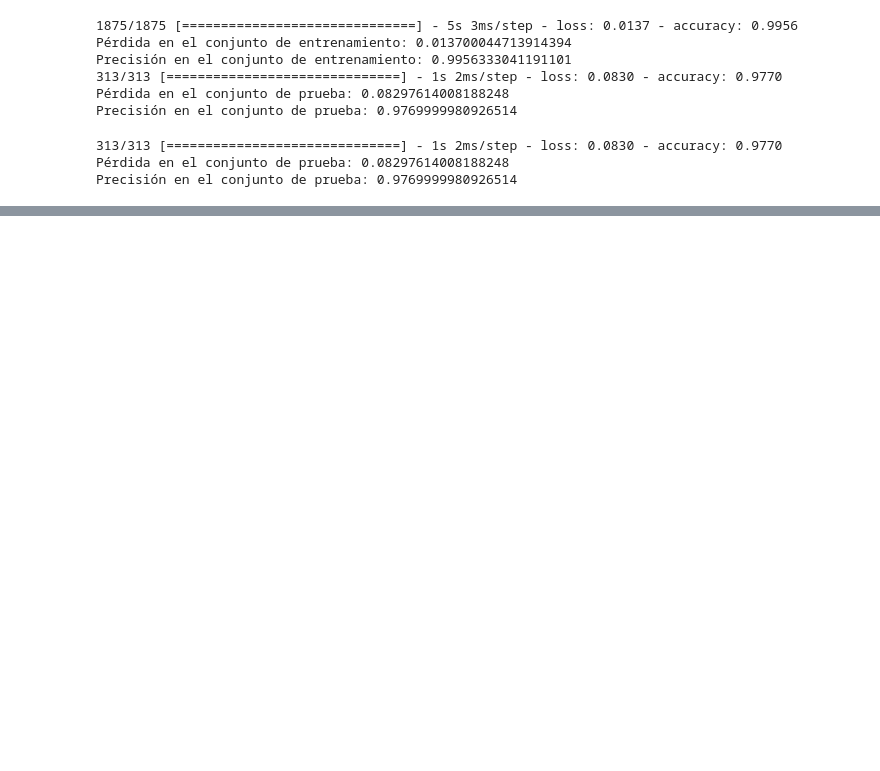
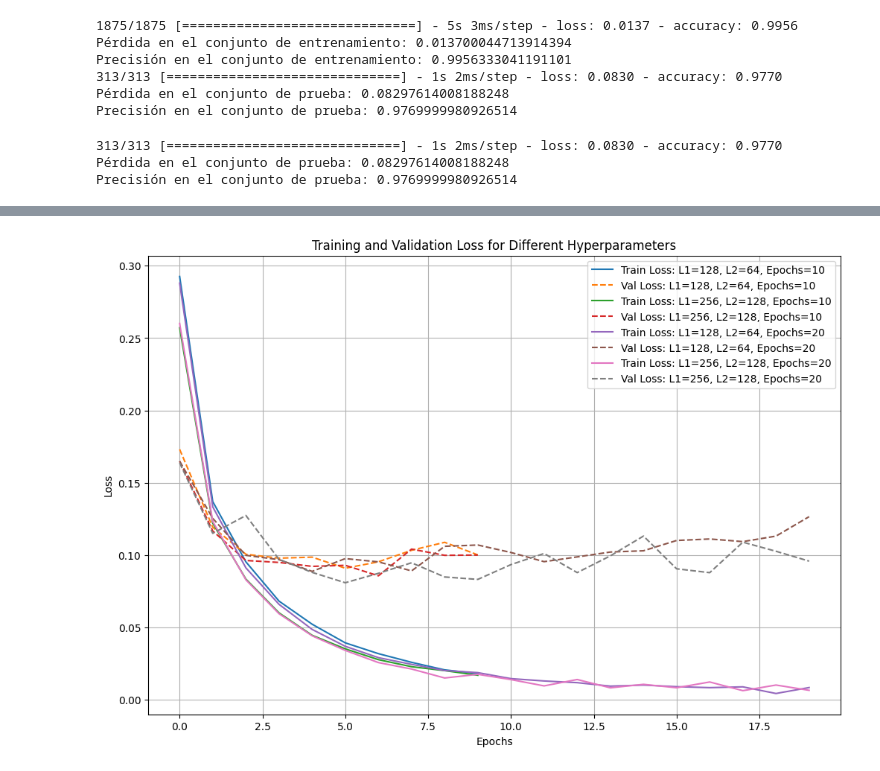
Before and after one commit to damianunriza1/talento_tech, a Jupyter notebook: TextosManuscritos.ipynb, the cells around one changed output, grey strips where cells are left out. Drawn from its saved outputs; the diff is of its cells as text; code cells hidden in the pictures; blank space fills up the shorter version.

```diff
--- a/TextosManuscritos.ipynb
+++ b/TextosManuscritos.ipynb
@@ -125,0 +344,65 @@ Precisión en el conjunto de prueba: 0.9769999980926514
+# %%
+import keras
+import numpy as np
+import matplotlib.pyplot as plt
+import pandas as pd
+from sklearn.model_selection import train_test_split
+
+# Cargar el conjunto de datos MNIST
+mnist = keras.datasets.mnist
+(training_images, training_labels), (test_images, test_labels) = mnist.load_data()
+
+# Normalizar los valores de píxeles del tren y prueba las imágenes.
+training_images = training_images / 255.0
+test_images = test_images / 255.0
+
+# Separar datos de entrenamiento en entrenamiento y validación
+train_images, val_images, train_labels, val_labels = train_test_split(training_images, training_labels, test_size=0.2, random_state=42)
+
+# Función para construir, compilar y entrenar el modelo con hiperparámetros específicos
+def train_and_evaluate_model(layer1_size, layer2_size, epochs):
+    # Construir el modelo de clasificación
+    model = keras.models.Sequential([
+        keras.layers.Flatten(input_shape=(28, 28)),
+        keras.layers.Dense(layer1_size, activation='tanh'),
+        keras.layers.Dense(layer2_size, activation='tanh'),
+        keras.layers.Dense(10, activation='softmax')
+    ])
+
+    # Compilar el modelo
+    model.compile(optimizer='adam',
+                  loss='sparse_categorical_crossentropy',
+                  metrics=['accuracy'])
+
+    # Entrenar el modelo con datos de entrenamiento y validación
+    history = model.fit(train_images, train_labels, epochs=epochs, validation_data=(val_images, val_labels), verbose=0)
+
+    # Crear DataFrame a partir del historial
+    history_df = pd.DataFrame(history.history)
+
+    # Devolver el DataFrame con el historial
+    return history_df
+
+# Diferentes configuraciones de hiperparámetros para probar
+hyperparameters = [
+    {'layer1_size': 128, 'layer2_size': 64, 'epochs': 10},
+    {'layer1_size': 256, 'layer2_size': 128, 'epochs': 10},
+    {'layer1_size': 128, 'layer2_size': 64, 'epochs': 20},
+    {'layer1_size': 256, 'layer2_size': 128, 'epochs': 20}
+]
+
+# Graficar los resultados
+plt.figure(figsize=(12, 8))
+
+for params in hyperparameters:
+    history_df = train_and_evaluate_model(params['layer1_size'], params['layer2_size'], params['epochs'])
+    plt.plot(history_df['loss'], label=f"Train Loss: L1={params['layer1_size']}, L2={params['layer2_size']}, Epochs={params['epochs']}")
+    plt.plot(history_df['val_loss'], label=f"Val Loss: L1={params['layer1_size']}, L2={params['layer2_size']}, Epochs={params['epochs']}", linestyle='dashed')
+
+plt.title('Training and Validation Loss for Different Hyperparameters')
+plt.xlabel('Epochs')
+plt.ylabel('Loss')
+plt.legend()
+plt.grid(True)
+plt.show()
+# %% [output]
@@ -125,0 +411 @@ Precisión en el conjunto de prueba: 0.9769999980926514
+[figure, added]
```
Also changed, not shown: parts of 9 cells of this notebook.
